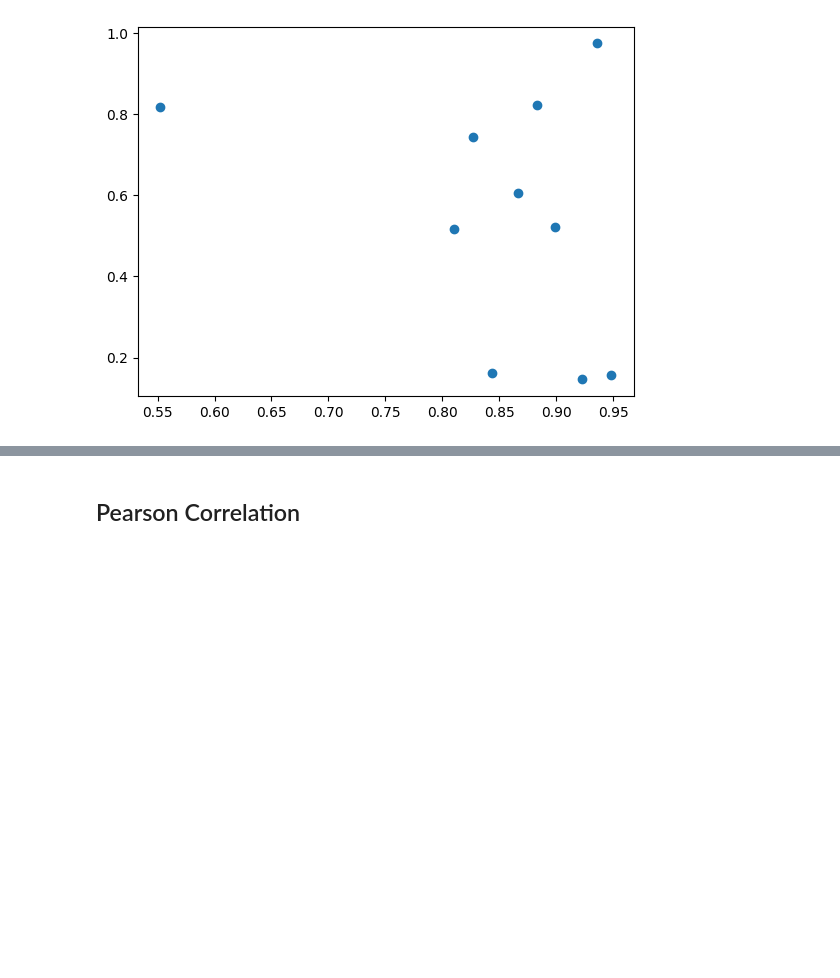
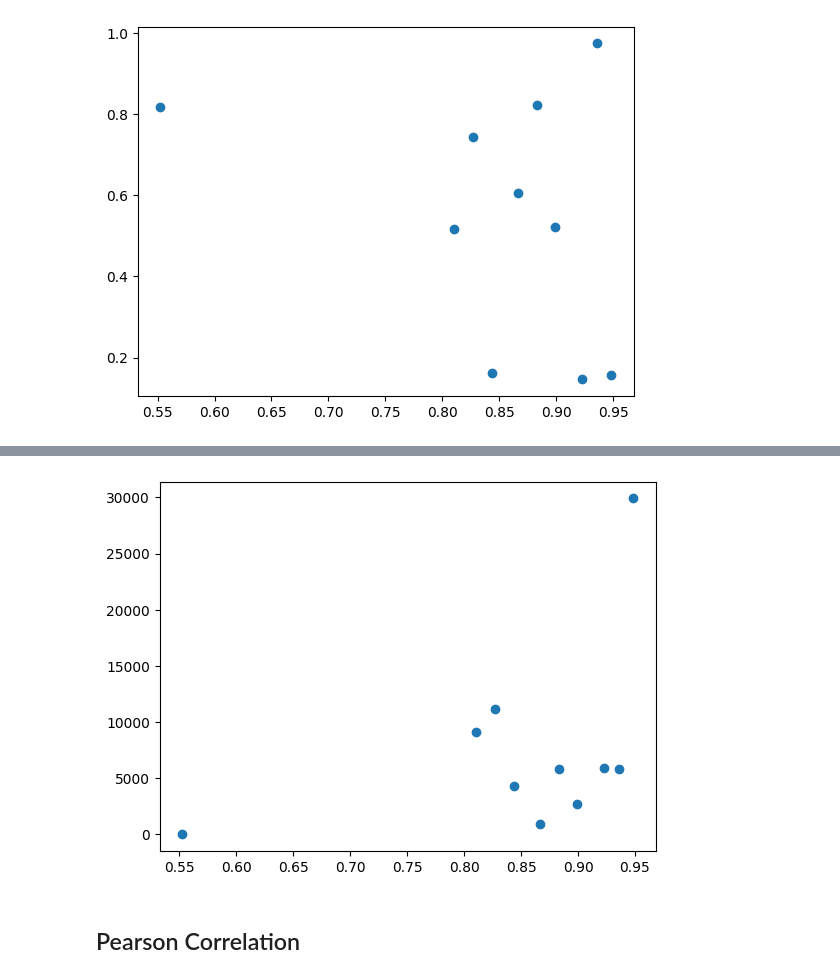
Before and after one commit to TajaKuzman/Crosslingual-Genre-Bias-Analysis, a Jupyter notebook: calculate_corelation_coefficient.ipynb, the cells around one changed output, grey strips where cells are left out. Drawn from its saved outputs; the diff is of its cells as text; code cells hidden in the pictures; blank space fills up the shorter version.

```diff
--- a/calculate_corelation_coefficient.ipynb
+++ b/calculate_corelation_coefficient.ipynb
@@ -81,3 +97,10 @@ pyplot.show()
+# %%
+# Show the values on a scatter plot
+# plot
+pyplot.scatter(macro_F1, sizes_related_list)
+pyplot.show()
+# %% [output]
+[figure, added]
 # %% [markdown]
 ## Pearson Correlation
 # %% [markdown]
```
Also changed, not shown: parts of 9 cells of this notebook, 1 other file.
